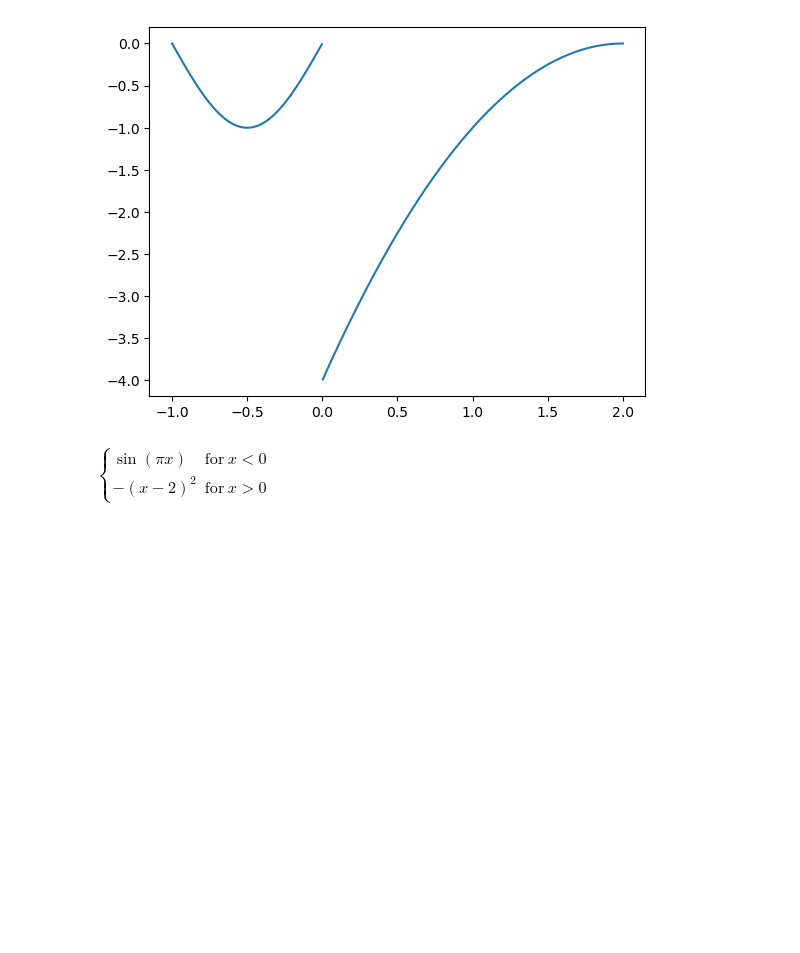
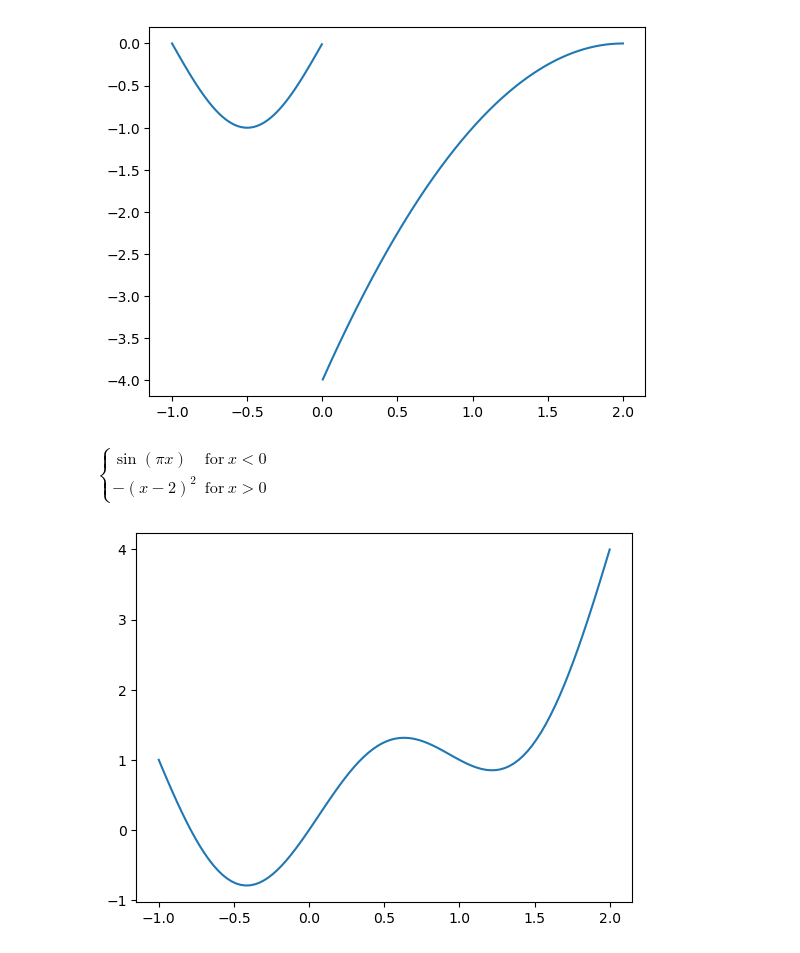
Before and after one commit to matansharon/Calculas, a Jupyter notebook: Section3.ipynb, the cells around one changed output. Cells and saved outputs as stored; diff of their text form; code cells hidden in the pictures; blank space fills up the shorter version.

Commit message:
done with sympy section 3 of 29 challenge

```diff
--- a/Section3.ipynb
+++ b/Section3.ipynb
@@ -874,3 +874,15 @@ fy
 # %% [output]
 [figure]
 $\displaystyle \begin{cases} \sin{\left(\pi x \right)} & \text{for}\: x < 0 \\- \left(x - 2\right)^{2} & \text{for}\: x > 0 \end{cases}$
+# %%
+x=sympy.symbols('x')
+fx=sympy.Piecewise(
+    (sympy.sin(x*sympy.pi)+x**2, x != 0),
+    (sympy.pi, x == 0)
+)
+xx=np.linspace(-1,2,100)
+yy=np.array([fx.subs(x,i) for i in xx])
+plt.plot(xx,yy)
+plt.show()
+# %% [output]
+[figure, added]
```
Also changed, not shown: 1 other file.
